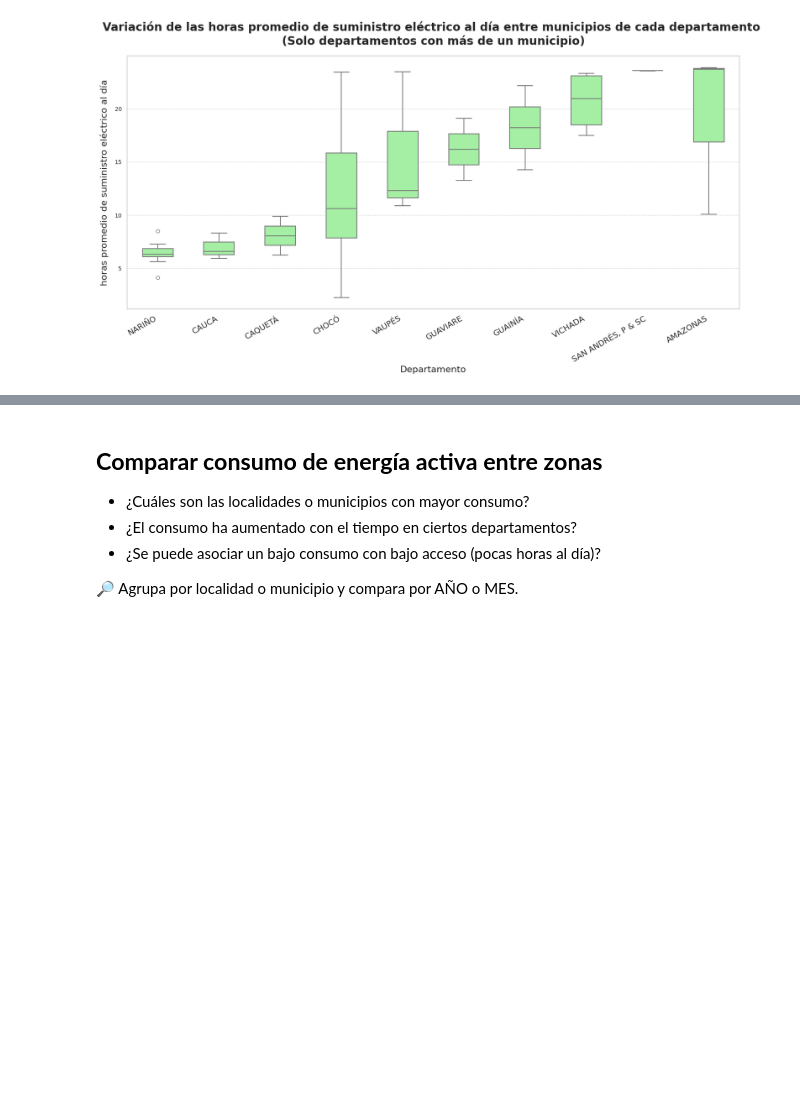
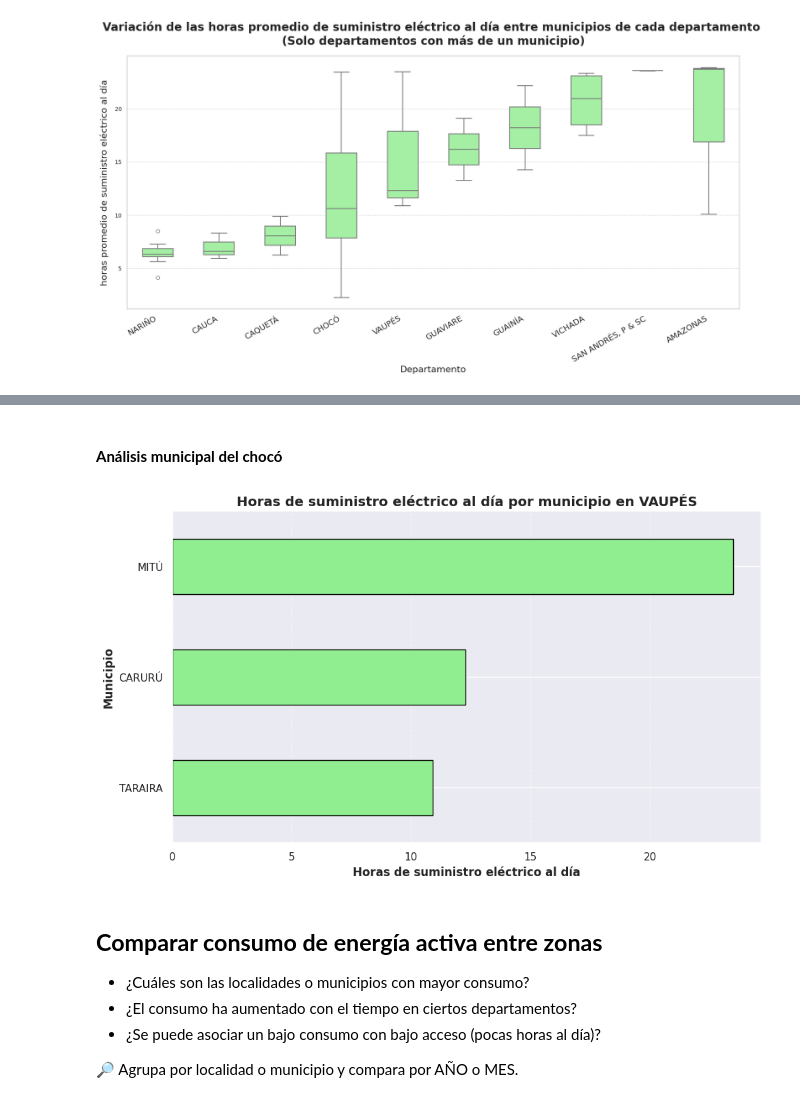
Before and after one commit to Will046-rA9/An-lisis-ZNI, a Jupyter notebook: ProyectoZNI (1).ipynb, the cells around one changed output, grey strips where cells are left out. Saved outputs shown, nothing was run; the diff lists cells and outputs as text; code cells hidden in the pictures; blank space fills up the shorter version.

```diff
--- a/ProyectoZNI (1).ipynb
+++ b/ProyectoZNI (1).ipynb
@@ -859,3 +872,29 @@ graficar_tiempo_dpto('SAN ANDRÉS, P & SC', 'FP')
+# %% [markdown]
+#### **Análisis municipal del chocó**
+# %%
+def graficar_municipios_por_variable(df, departamento, variable):
+    nombres_legibles = {
+        'energ_act': 'Energía activa',
+        'energ_react': 'Energía reactiva',
+        'potencia_max': 'Potencia máxima',
+        'hrs/dia_servicio': 'Horas de suministro eléctrico al día',
+        'FP': 'Factor de potencia'}
+
+    datos = df[df['Departamento'] == departamento]
+    medias = datos.groupby('Municipio')[variable].mean().sort_values()
+    plt.figure(figsize=(10, 6))
+    medias.plot(kind='barh', color='lightgreen', edgecolor='black')
+
+    plt.title(f"{nombres_legibles.get(variable, variable)} por municipio en {departamento}", fontsize=14, loc='center', weight='bold' )
+    plt.xlabel(nombres_legibles.get(variable, variable), fontweight='bold')
+    plt.ylabel('Municipio', fontweight='bold')
+    plt.grid(axis='x', linestyle='--', alpha=0.5)
+    plt.tight_layout()
+    plt.show()
+
+graficar_municipios_por_variable(df_ZNI, 'VAUPÉS', 'hrs/dia_servicio')
+# %% [output]
+[figure, added]
 # %% [markdown]
 ## **Comparar consumo de energía activa entre zonas**
 
```
Also changed, not shown: parts of 10 cells of this notebook.
